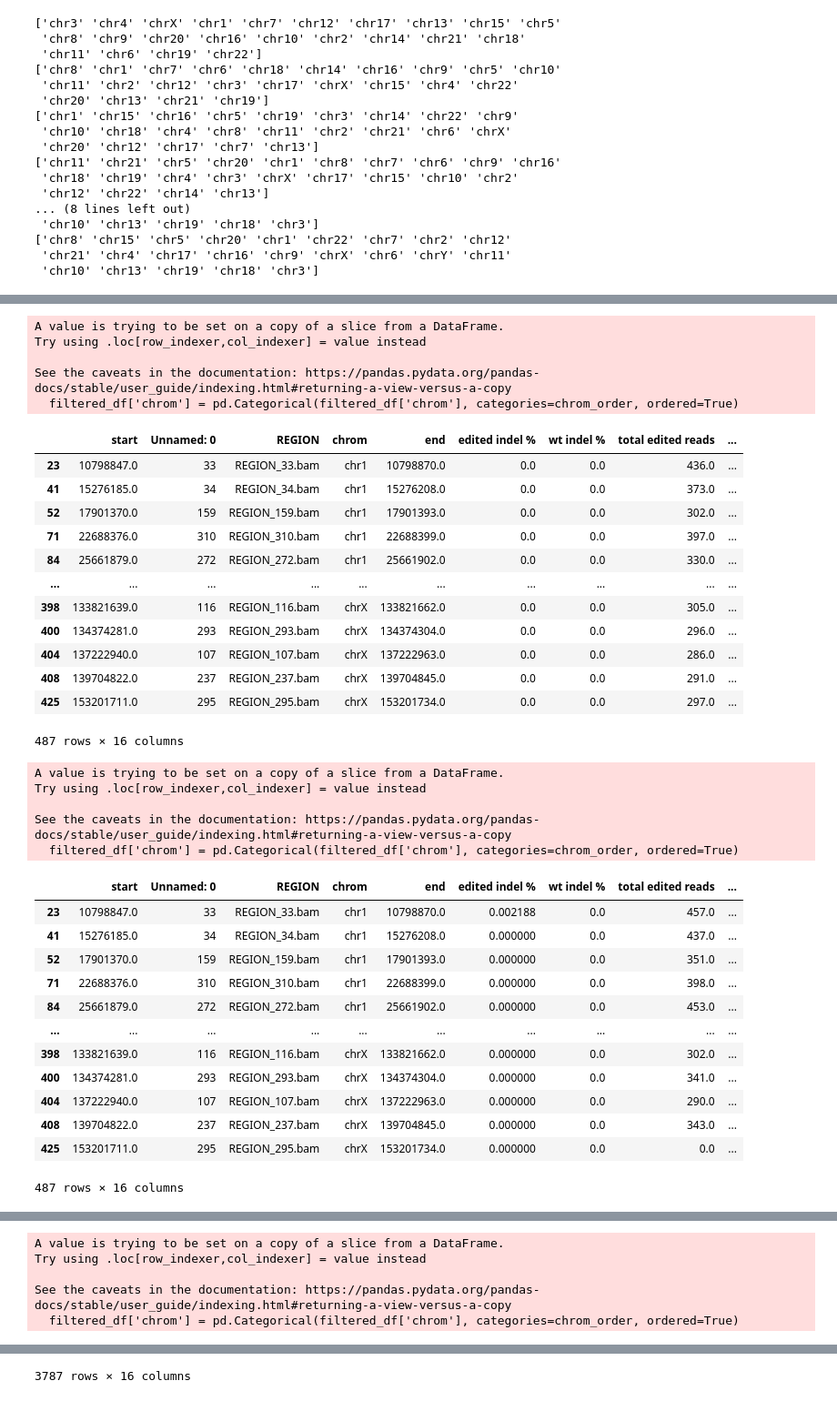
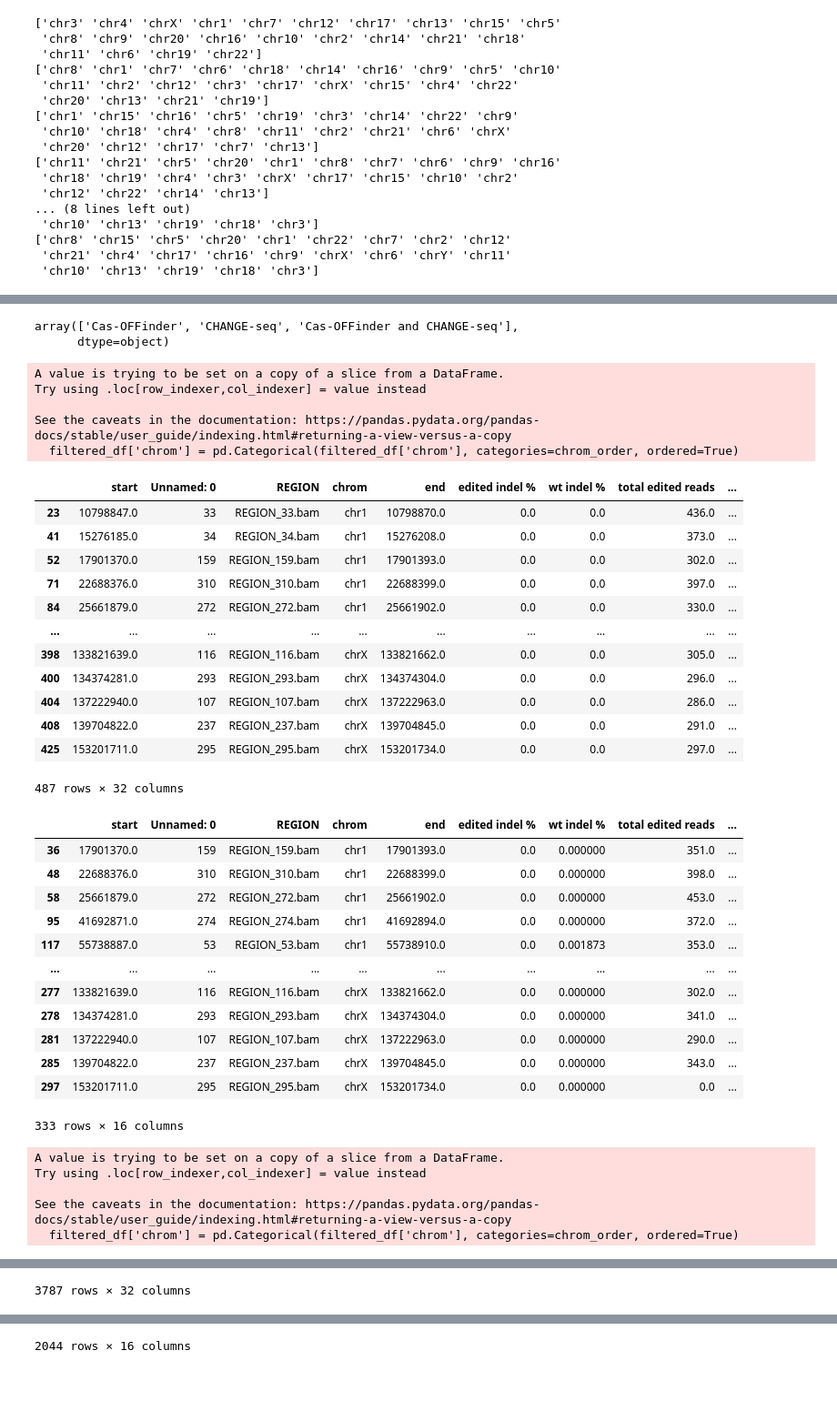
Before and after one commit to Clelland-Lab/C9orf72_Manuscript, a Jupyter notebook: WGS_Analysis/c9orf72_horizantal_plots_indels.ipynb, the cells around one changed output, grey strips where cells are left out. Shown at 91% size. Cells and saved outputs as stored; diff of their text form; code cells hidden in the pictures.

```diff
--- a/WGS_Analysis/c9orf72_horizantal_plots_indels.ipynb
+++ b/WGS_Analysis/c9orf72_horizantal_plots_indels.ipynb
@@ -157,25 +315,30 @@ from statsmodels.stats.multitest import multipletests
 
 #combine the two tables
 for condition in all_tsvs:
-    for replicate in range(2):  # Iterate through two replicates (0 and 1)
-        comp_dfs_cof[condition][replicate]['category'] = 'Cas-OFFinder nominated'
-        comp_dfs[condition][replicate]['category'] = 'CHANGE-seq nominated'
+    for replicate in range(1):  # Iterate through two replicates (0 and 1)
+        comp_dfs_cof[condition][replicate]['category'] = 'Cas-OFFinder'
+        comp_dfs[condition][replicate]['category'] = 'CHANGE-seq'
         comp_dfs[condition][replicate]=pd.concat([comp_dfs_cof[condition][replicate],comp_dfs[condition][replicate]])
 
+
 for condition in all_tsvs:
-    for replicate in range(2):  # Iterate through two replicates (0 and 1)
+    for replicate in range(0,1):  # Iterate through two replicates (0 and 1)
         # Get the raw p-values for the current replicate and condition
         raw_p_values = comp_dfs[condition][replicate]['indel p-value']
+        combined_raw_p_values = comp_dfs[condition][replicate]['combined indel p-value']
 
         # Apply Benjamini-Hochberg correction (FDR control)
-        reject, adjusted_p_values, _, _ = multipletests(raw_p_values, alpha=0.05, method='fdr_bh')
+        reject, adjusted_p_values, _, _ = multipletests(combined_raw_p_values, alpha=0.05, method='fdr_bh')
+        combined_reject, combined_adjusted_p_values, combined_, combined_ = multipletests(combined_raw_p_values, alpha=0.05, method='fdr_bh')
+
 
         # Add the adjusted p-values back into the DataFrame
         comp_dfs[condition][replicate]['adjusted indel p-value'] = adjusted_p_values
+        comp_dfs[condition][replicate]['combined adjusted indel p-value'] = combined_adjusted_p_values
+
 
         # Optionally, you could also keep the "reject" array to know which tests are significant
         # comp_dfs[condition][replicate]['reject null'] = reject
-
 
 for condition in ['ALT7', 'ALTC', 'REXC', 'REX4']:
     for replicate in [0, 1]:
@@ -187,14 +350,20 @@ for condition in ['ALT7', 'ALTC', 'REXC', 'REX4']:
                 continue  # grouping column
             elif col == 'category':
                 # Join all category values (as strings)
-                agg_dict[col] = lambda x: ','.join(x.astype(str))
+                agg_dict[col] = lambda x: ' and '.join(x.astype(str))
             else:
                 # Take the first value for any other column
                 agg_dict[col] = 'first'
 
         comp_dfs[condition][replicate] = df.groupby('start').agg(agg_dict).reset_index()
+        comp_dfs[condition][replicate].to_csv(f"{condition}{replicate}_combined_original_new.csv", sep='\t', index=False)
+# %%
+comp_dfs['ALTC'][0]['category'].unique()
+comp_dfs['ALTC'][0]['category'].unique()
+# %% [output]
+array(['Cas-OFFinder', 'CHANGE-seq', 'Cas-OFFinder and CHANGE-seq'],
+      dtype=object)
 # %%
-comp_dfs[condition][replicate]['category']
 
 # Define the chrom_order list
 chrom_order = ['chr1', 'chr2', 'chr3', 'chr4', 'chr5', 'chr6', 'chr7', 'chr8',
@@ -209,49 +378,49 @@ for condition in all_tsvs:
         # Filter the DataFrame to include only rows with 'chrom' values in chrom_order
         filtered_df = comp_dfs[condition][replicate][comp_dfs[condition][replicate]['chrom'].isin(chrom_order)]
 
         # Sort the DataFrame by 'chrom' according to the chrom_order list
         filtered_df['chrom'] = pd.Categorical(filtered_df['chrom'], categories=chrom_order, ordered=True)
         sorted_df = filtered_df.sort_values(by=['chrom', 'start'])
 
         # Update the DataFrame with the filtered and sorted data
         comp_dfs[condition][replicate] = sorted_df
 
         # If you want to display the sorted DataFrame
         display(sorted_df)
 # %% [output]
 A value is trying to be set on a copy of a slice from a DataFrame.
 Try using .loc[row_indexer,col_indexer] = value instead
 
 See the caveats in the documentation: https://pandas.pydata.org/pandas-docs/stable/user_guide/indexing.html#returning-a-view-versus-a-copy
   filtered_df['chrom'] = pd.Categorical(filtered_df['chrom'], categories=chrom_order, ordered=True)
 |  | start | Unnamed: 0 | REGION | chrom | end | edited indel % | wt indel % | total edited reads | ... |
 | 23 | 10798847.0 | 33 | REGION_33.bam | chr1 | 10798870.0 | 0.0 | 0.0 | 436.0 | ... |
 | 41 | 15276185.0 | 34 | REGION_34.bam | chr1 | 15276208.0 | 0.0 | 0.0 | 373.0 | ... |
 | 52 | 17901370.0 | 159 | REGION_159.bam | chr1 | 17901393.0 | 0.0 | 0.0 | 302.0 | ... |
 | 71 | 22688376.0 | 310 | REGION_310.bam | chr1 | 22688399.0 | 0.0 | 0.0 | 397.0 | ... |
 | 84 | 25661879.0 | 272 | REGION_272.bam | chr1 | 25661902.0 | 0.0 | 0.0 | 330.0 | ... |
 | ... | ... | ... | ... | ... | ... | ... | ... | ... | ... |
 | 398 | 133821639.0 | 116 | REGION_116.bam | chrX | 133821662.0 | 0.0 | 0.0 | 305.0 | ... |
 | 400 | 134374281.0 | 293 | REGION_293.bam | chrX | 134374304.0 | 0.0 | 0.0 | 296.0 | ... |
 | 404 | 137222940.0 | 107 | REGION_107.bam | chrX | 137222963.0 | 0.0 | 0.0 | 286.0 | ... |
 | 408 | 139704822.0 | 237 | REGION_237.bam | chrX | 139704845.0 | 0.0 | 0.0 | 291.0 | ... |
 | 425 | 153201711.0 | 295 | REGION_295.bam | chrX | 153201734.0 | 0.0 | 0.0 | 297.0 | ... |
-487 rows × 16 columns
+487 rows × 32 columns
+|  | start | Unnamed: 0 | REGION | chrom | end | edited indel % | wt indel % | total edited reads | ... |
+| 36 | 17901370.0 | 159 | REGION_159.bam | chr1 | 17901393.0 | 0.0 | 0.000000 | 351.0 | ... |
+| 48 | 22688376.0 | 310 | REGION_310.bam | chr1 | 22688399.0 | 0.0 | 0.000000 | 398.0 | ... |
+| 58 | 25661879.0 | 272 | REGION_272.bam | chr1 | 25661902.0 | 0.0 | 0.000000 | 453.0 | ... |
+| 95 | 41692871.0 | 274 | REGION_274.bam | chr1 | 41692894.0 | 0.0 | 0.000000 | 372.0 | ... |
+| 117 | 55738887.0 | 53 | REGION_53.bam | chr1 | 55738910.0 | 0.0 | 0.001873 | 353.0 | ... |
+| ... | ... | ... | ... | ... | ... | ... | ... | ... | ... |
+| 277 | 133821639.0 | 116 | REGION_116.bam | chrX | 133821662.0 | 0.0 | 0.000000 | 302.0 | ... |
+| 278 | 134374281.0 | 293 | REGION_293.bam | chrX | 134374304.0 | 0.0 | 0.000000 | 341.0 | ... |
+| 281 | 137222940.0 | 107 | REGION_107.bam | chrX | 137222963.0 | 0.0 | 0.000000 | 290.0 | ... |
+| 285 | 139704822.0 | 237 | REGION_237.bam | chrX | 139704845.0 | 0.0 | 0.000000 | 343.0 | ... |
+| 297 | 153201711.0 | 295 | REGION_295.bam | chrX | 153201734.0 | 0.0 | 0.000000 | 0.0 | ... |
-A value is trying to be set on a copy of a slice from a DataFrame.
-Try using .loc[row_indexer,col_indexer] = value instead
-
-See the caveats in the documentation: https://pandas.pydata.org/pandas-docs/stable/user_guide/indexing.html#returning-a-view-versus-a-copy
-  filtered_df['chrom'] = pd.Categorical(filtered_df['chrom'], categories=chrom_order, ordered=True)
+333 rows × 16 columns
-|  | start | Unnamed: 0 | REGION | chrom | end | edited indel % | wt indel % | total edited reads | ... |
-| 23 | 10798847.0 | 33 | REGION_33.bam | chr1 | 10798870.0 | 0.002188 | 0.0 | 457.0 | ... |
-| 41 | 15276185.0 | 34 | REGION_34.bam | chr1 | 15276208.0 | 0.000000 | 0.0 | 437.0 | ... |
-| 52 | 17901370.0 | 159 | REGION_159.bam | chr1 | 17901393.0 | 0.000000 | 0.0 | 351.0 | ... |
-| 71 | 22688376.0 | 310 | REGION_310.bam | chr1 | 22688399.0 | 0.000000 | 0.0 | 398.0 | ... |
-| 84 | 25661879.0 | 272 | REGION_272.bam | chr1 | 25661902.0 | 0.000000 | 0.0 | 453.0 | ... |
-| ... | ... | ... | ... | ... | ... | ... | ... | ... | ... |
-| 398 | 133821639.0 | 116 | REGION_116.bam | chrX | 133821662.0 | 0.000000 | 0.0 | 302.0 | ... |
-| 400 | 134374281.0 | 293 | REGION_293.bam | chrX | 134374304.0 | 0.000000 | 0.0 | 341.0 | ... |
-| 404 | 137222940.0 | 107 | REGION_107.bam | chrX | 137222963.0 | 0.000000 | 0.0 | 290.0 | ... |
-| 408 | 139704822.0 | 237 | REGION_237.bam | chrX | 139704845.0 | 0.000000 | 0.0 | 343.0 | ... |
-| 425 | 153201711.0 | 295 | REGION_295.bam | chrX | 153201734.0 | 0.000000 | 0.0 | 0.0 | ... |
-487 rows × 16 columns
+A value is trying to be set on a copy of a slice from a DataFrame.
+Try using .loc[row_indexer,col_indexer] = value instead
+
+See the caveats in the documentation: https://pandas.pydata.org/pandas-docs/stable/user_guide/indexing.html#returning-a-view-versus-a-copy
+  filtered_df['chrom'] = pd.Categorical(filtered_df['chrom'], categories=chrom_order, ordered=True)
@@ -258,5 +439 @@ See the caveats in the documentation: https://pandas.pydata.org/pandas-docs/stab
-A value is trying to be set on a copy of a slice from a DataFrame.
-Try using .loc[row_indexer,col_indexer] = value instead
-
-See the caveats in the documentation: https://pandas.pydata.org/pandas-docs/stable/user_guide/indexing.html#returning-a-view-versus-a-copy
-  filtered_df['chrom'] = pd.Categorical(filtered_df['chrom'], categories=chrom_order, ordered=True)
+3787 rows × 32 columns
@@ -275,4 +452,4 @@ See the caveats in the documentation: https://pandas.pydata.org/pandas-docs/stab
-3787 rows × 16 columns
+2044 rows × 16 columns
 A value is trying to be set on a copy of a slice from a DataFrame.
 Try using .loc[row_indexer,col_indexer] = value instead
 
```
Also changed, not shown: parts of 8 cells of this notebook.
